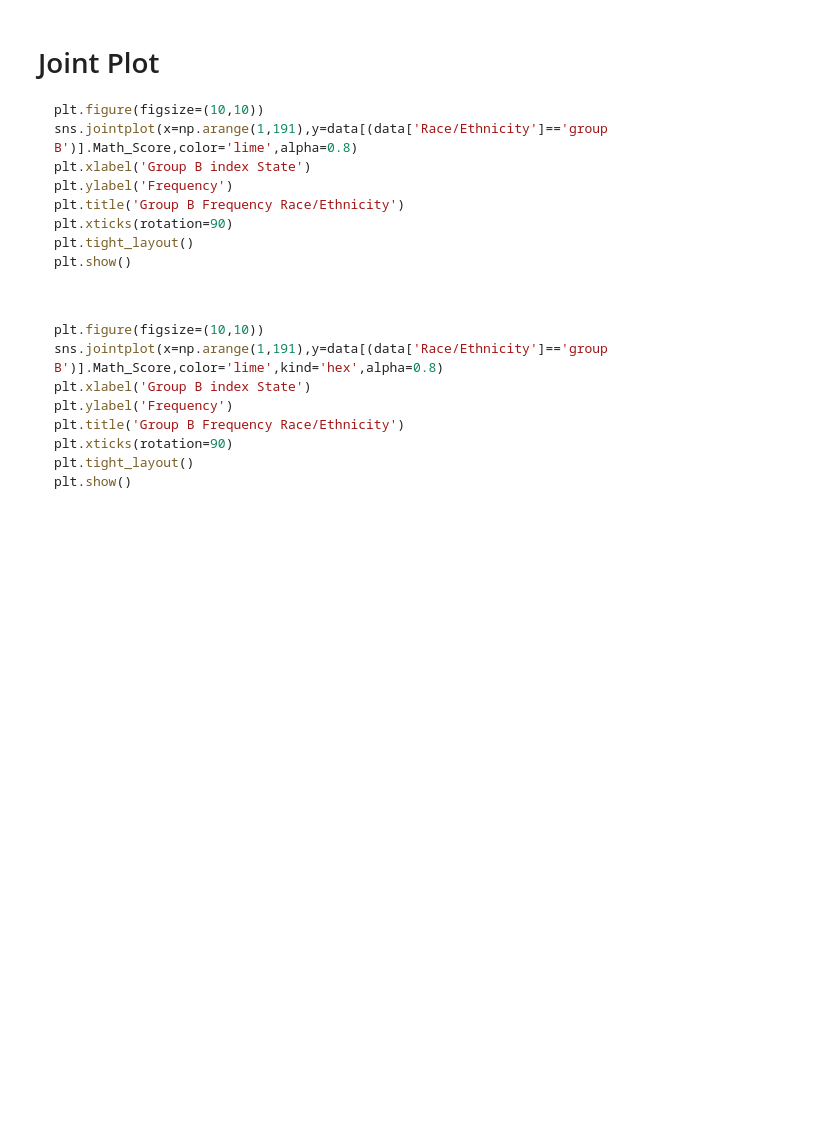
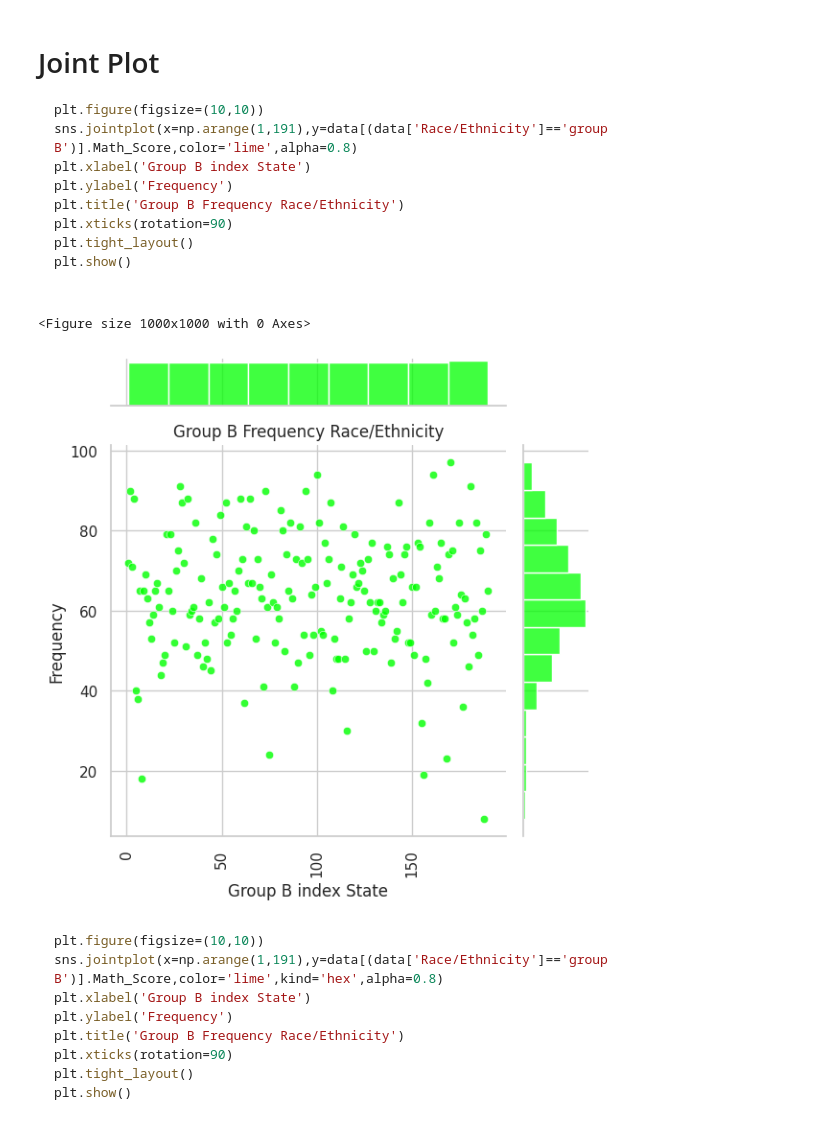
Before and after one commit to FlavioC30/PracticasSisDInfII, a Jupyter notebook: 04_seaborn.ipynb, the cells around one changed output. Cells and saved outputs as stored; diff of their text form; code cells hidden in the pictures; blank space fills up the shorter version.

````diff
--- a/04_seaborn.ipynb
+++ b/04_seaborn.ipynb
@@ -361,6 +361,19 @@ plt.title('Group B Frequency Race/Ethnicity')
 plt.xticks(rotation=90)
 plt.tight_layout()
 plt.show()
+# %%
+# Joint Plot
+plt.figure(figsize=(10,10))
+sns.jointplot(x=np.arange(1,191),y=data[(data['Race/Ethnicity']=='group B')].Math_Score,color='lime',alpha=0.8)
+plt.xlabel('Group B index State')
+plt.ylabel('Frequency')
+plt.title('Group B Frequency Race/Ethnicity')
+plt.xticks(rotation=90)
+plt.tight_layout()
+plt.show()
+# %% [output]
+<Figure size 1000x1000 with 0 Axes>
+[figure, added]
 # %% [markdown]
 ```python
 plt.figure(figsize=(10,10))
````
Also changed, not shown: parts of 2 cells of this notebook.
